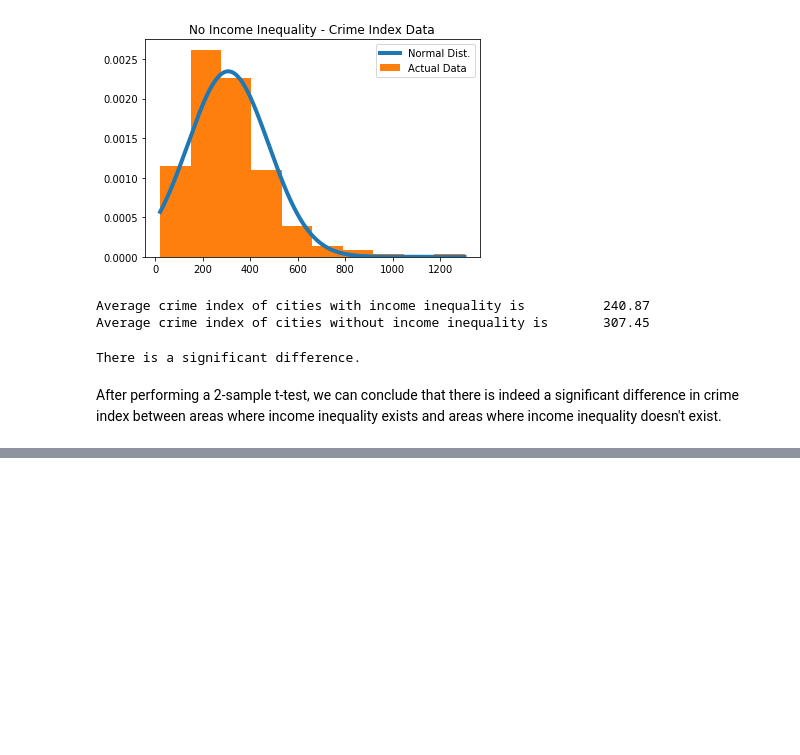
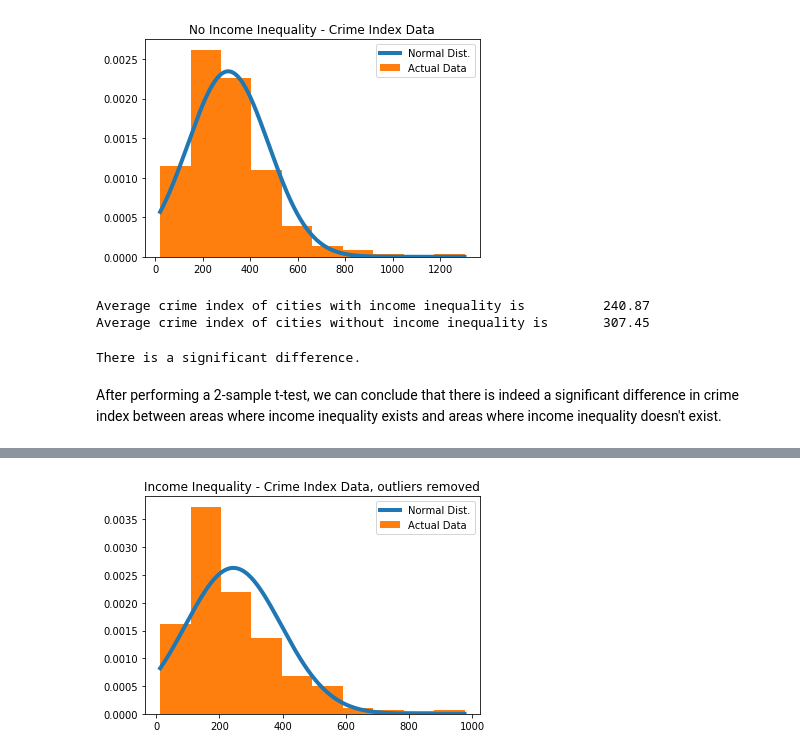
Before and after one commit to ewinterstorm/cogs108_finalproject, a Jupyter notebook: Analysis.ipynb, the cells around one changed output, grey strips where cells are left out. Saved outputs shown, nothing was run; the diff lists cells and outputs as text; code cells hidden in the pictures; blank space fills up the shorter version.

Commit message:
added some more analysis to tease out the role of wealth inequality

```diff
--- a/Analysis.ipynb
+++ b/Analysis.ipynb
@@ -369,0 +477,13 @@ After performing a 2-sample t-test, we can conclude that there is indeed a signi
+# %%
+
+
+df1_v = df1["crime index"].values
+
+xs = np.arange(df1_v.min(), df1_v.max(), 0.1)
+fit = stats.norm.pdf(xs, np.mean(df1_v), np.std(df1_v))
+plt.plot(xs, fit, label = 'Normal Dist.', lw = 4)
+plt.hist(crime_ineq, density = True, label = 'Actual Data');
+plt.title('Income Inequality - Crime Index Data, outliers removed')
+plt.legend();
+# %% [output]
+[figure, added]
```
Also changed, not shown: parts of 6 cells of this notebook.
